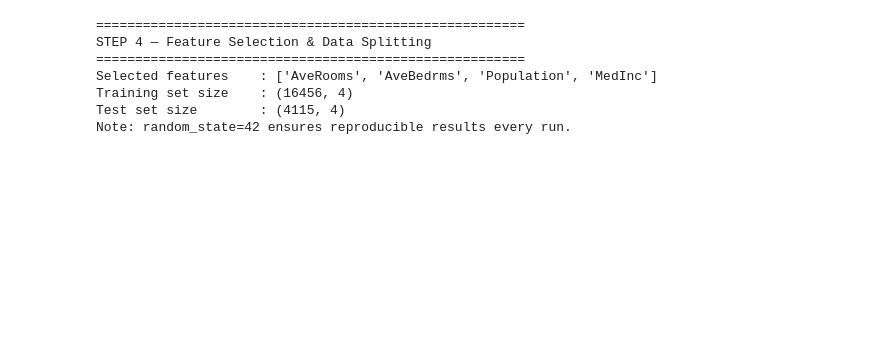
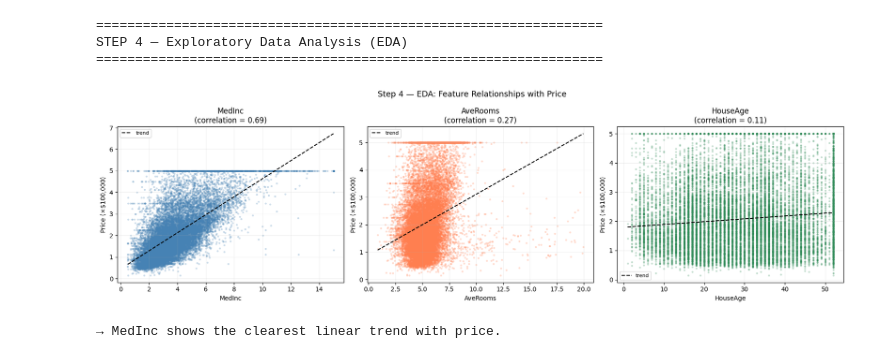
Before and after one commit to RashaAlorabi/house-price-prediction, a Jupyter notebook: house_price_prediction.ipynb, the cells around one changed output. Cells and saved outputs as stored; diff of their text form; code cells hidden in the pictures; blank space fills up the shorter version.

```diff
--- a/house_price_prediction.ipynb
+++ b/house_price_prediction.ipynb
@@ -109,34 +129,43 @@ plt.show()
 # %%
 # ─────────────────────────────────────────────
-# STEP 4: Feature Selection & Data Splitting
-# Why: We first use 4 features to understand their impact,
-# then compare with using all 8 features.
-# Train/Test split: 80% for training, 20% for testing.
+# STEP 4: Exploratory Data Analysis (EDA)
+# Visualize relationships between features and price.
+# A linear trend confirms Linear Regression is appropriate.
 # ─────────────────────────────────────────────
 
-print("\n" + "=" * 55)
-print("STEP 4 — Feature Selection & Data Splitting")
-print("=" * 55)
+print("\n" + "=" * 65)
+print("STEP 4 — Exploratory Data Analysis (EDA)")
+print("=" * 65)
 
-features_4 = ['AveRooms', 'AveBedrms', 'Population', 'MedInc']
-X = df[features_4]
-y = df['Price']
+fig, axes = plt.subplots(1, 3, figsize=(17, 5))
+fig.suptitle("Step 4 — EDA: Feature Relationships with Price", fontsize=13)
 
-X_train, X_test, y_train, y_test = train_test_split(
-    X, y, test_size=0.2, random_state=42
-)
+plot_features = ['MedInc', 'AveRooms', 'HouseAge']
+colors        = ['steelblue', 'coral', 'seagreen']
 
-print(f"Selected features    : {features_4}")
-print(f"Training set size    : {X_train.shape}")
-print(f"Test set size        : {X_test.shape}")
-print("Note: random_state=42 ensures reproducible results every run.")
+for ax, feat, color in zip(axes, plot_features, colors):
+    ax.scatter(df[feat], df['Price'], alpha=0.2, s=5, color=color)
+    # Add trend line
+    z = np.polyfit(df[feat], df['Price'], 1)
+    p = np.poly1d(z)
+    x_line = np.linspace(df[feat].min(), df[feat].max(), 100)
+    ax.plot(x_line, p(x_line), 'k--', linewidth=1.5, label='trend')
+    corr = df[feat].corr(df['Price'])
+    ax.set_title(f"{feat}\n(correlation = {corr:.2f})")
+    ax.set_xlabel(feat)
+    ax.set_ylabel("Price (×$100,000)")
+    ax.legend(fontsize=8)
+    ax.grid(True, alpha=0.2)
+
+plt.tight_layout()
+plt.savefig("eda_correlations.png", dpi=150)
+plt.show()
+print("→ MedInc shows the clearest linear trend with price.")
 # %% [output]
-=======================================================
-STEP 4 — Feature Selection & Data Splitting
-=======================================================
-Selected features    : ['AveRooms', 'AveBedrms', 'Population', 'MedInc']
-Training set size    : (16456, 4)
-Test set size        : (4115, 4)
-Note: random_state=42 ensures reproducible results every run.
+=================================================================
+STEP 4 — Exploratory Data Analysis (EDA)
+=================================================================
+[figure, added]
+→ MedInc shows the clearest linear trend with price.
 # %%
 # ─────────────────────────────────────────────
```
Also changed, not shown: parts of 10 cells of this notebook, 3 other files.
